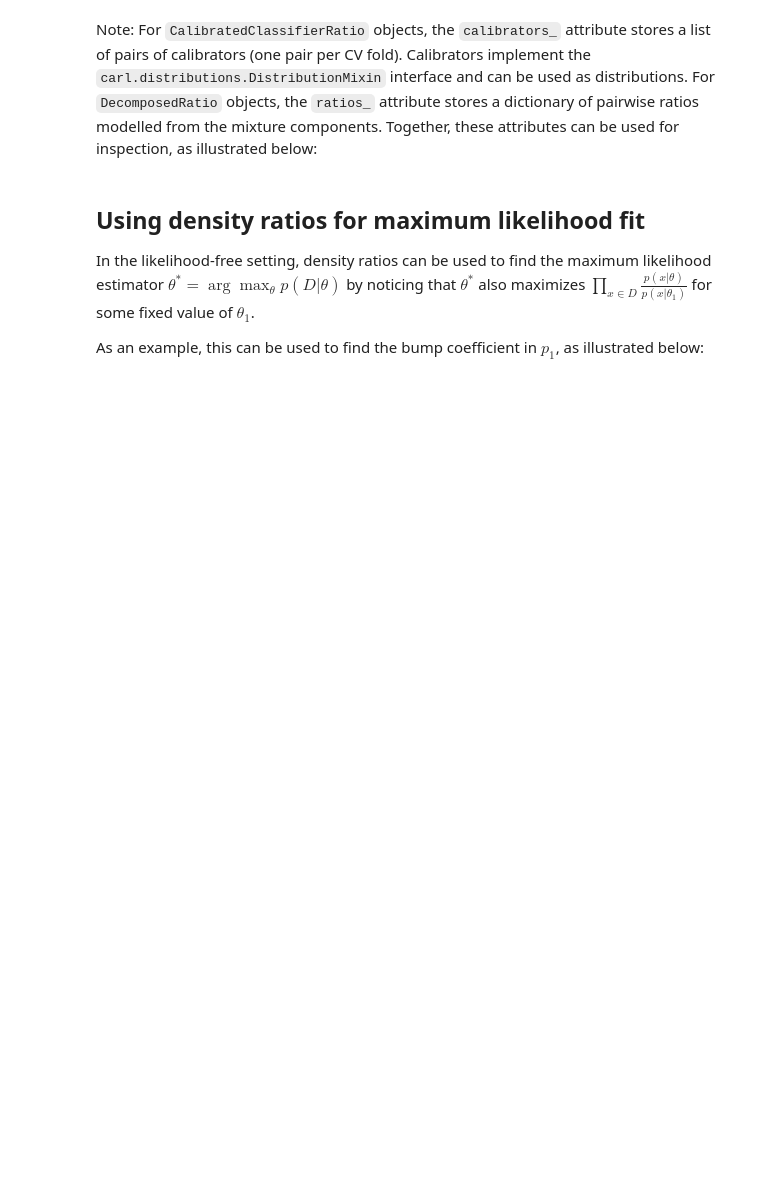
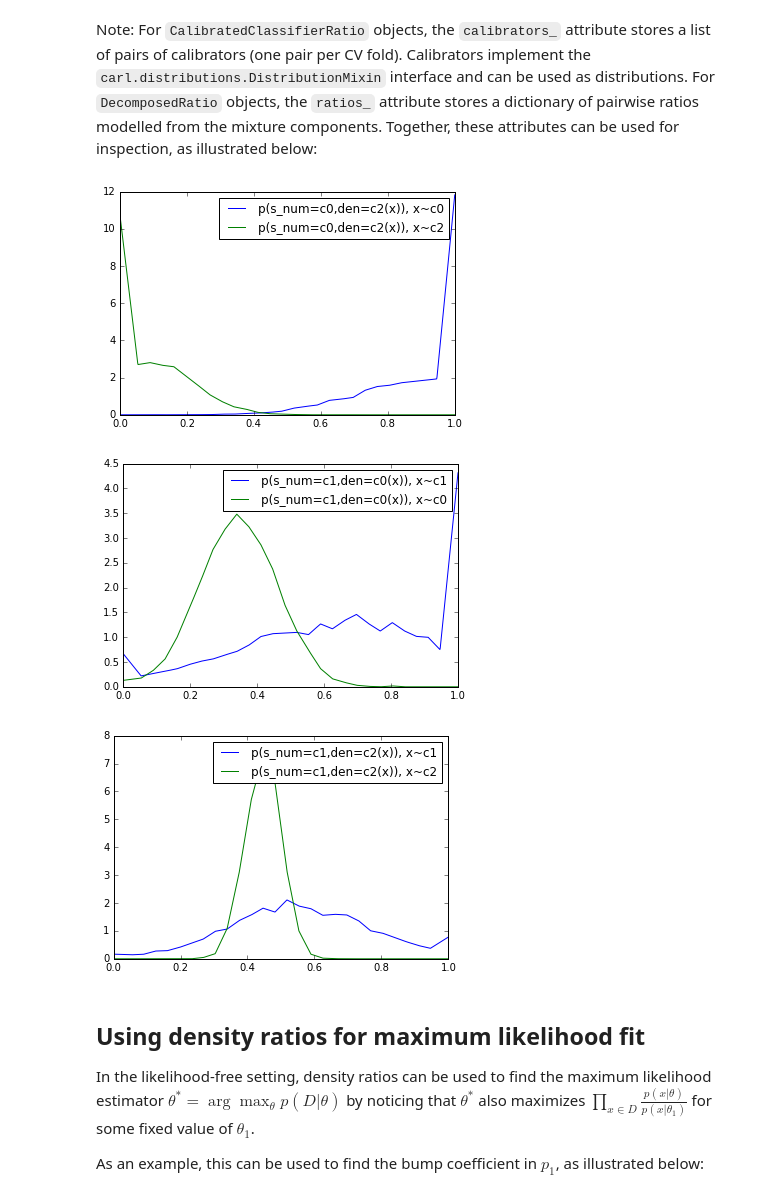
Before and after one commit to diana-hep/carl, a Jupyter notebook: examples/Approximating likelihood ratios with calibrated classifiers.ipynb, the cells around one changed output. Saved outputs shown, nothing was run; the diff lists cells and outputs as text; code cells hidden in the pictures; blank space fills up the shorter version.

```diff
--- a/examples/Approximating likelihood ratios with calibrated classifiers.ipynb
+++ b/examples/Approximating likelihood ratios with calibrated classifiers.ipynb
@@ -234,17 +110,21 @@ plt.show()
 # %% [markdown]
 Note: For `CalibratedClassifierRatio` objects, the `calibrators_` attribute stores a list of pairs of calibrators (one pair per CV fold). Calibrators implement the `carl.distributions.DistributionMixin` interface and can be used as distributions. For `DecomposedRatio` objects, the `ratios_` attribute stores a dictionary of pairwise ratios modelled from the mixture components. Together, these attributes can be used for inspection, as illustrated below:
 # %%
-reals = np.linspace(0, 1)
+reals = np.linspace(0, 1, num=1000)
 
 for (j, i), r in sorted(cc_decomposed.ratios_.items()):
     if i != j and isinstance(r, CalibratedClassifierRatio):
         cal_num, cal_den = r.calibrators_[0]
         plt.plot(reals, cal_num.pdf(reals.reshape(-1, 1)),
                  label="p(s_num=c%d,den=c%d(x)), x~c%d" % (j, i, j))
         plt.plot(reals, cal_den.pdf(reals.reshape(-1, 1)),
                  label="p(s_num=c%d,den=c%d(x)), x~c%d" % (j, i, i))
         plt.legend()
         plt.show()
+# %% [output]
+[figure, added]
+[figure, added]
+[figure, added]
 # %% [markdown]
 ## Using density ratios for maximum likelihood fit
 
```
Also changed, not shown: parts of 3 cells of this notebook, 3 other files.
